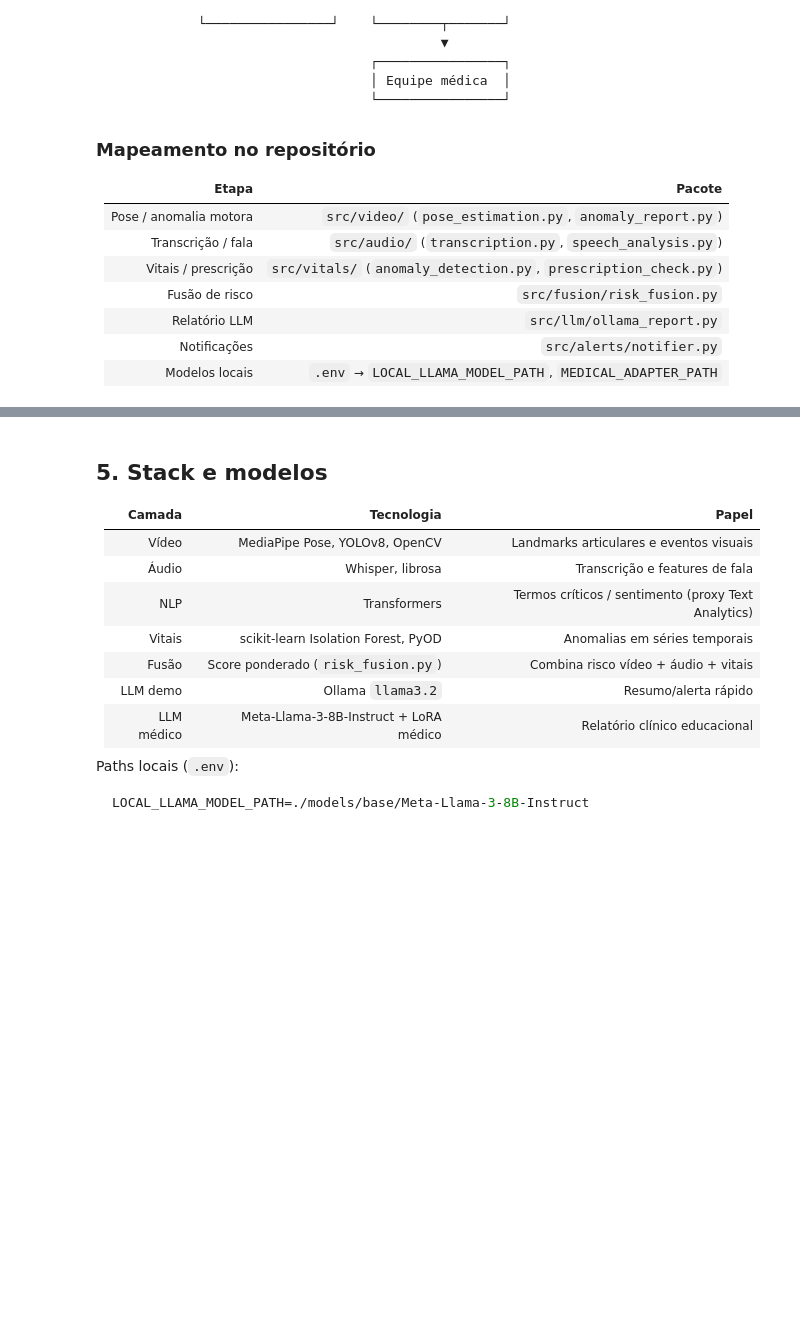
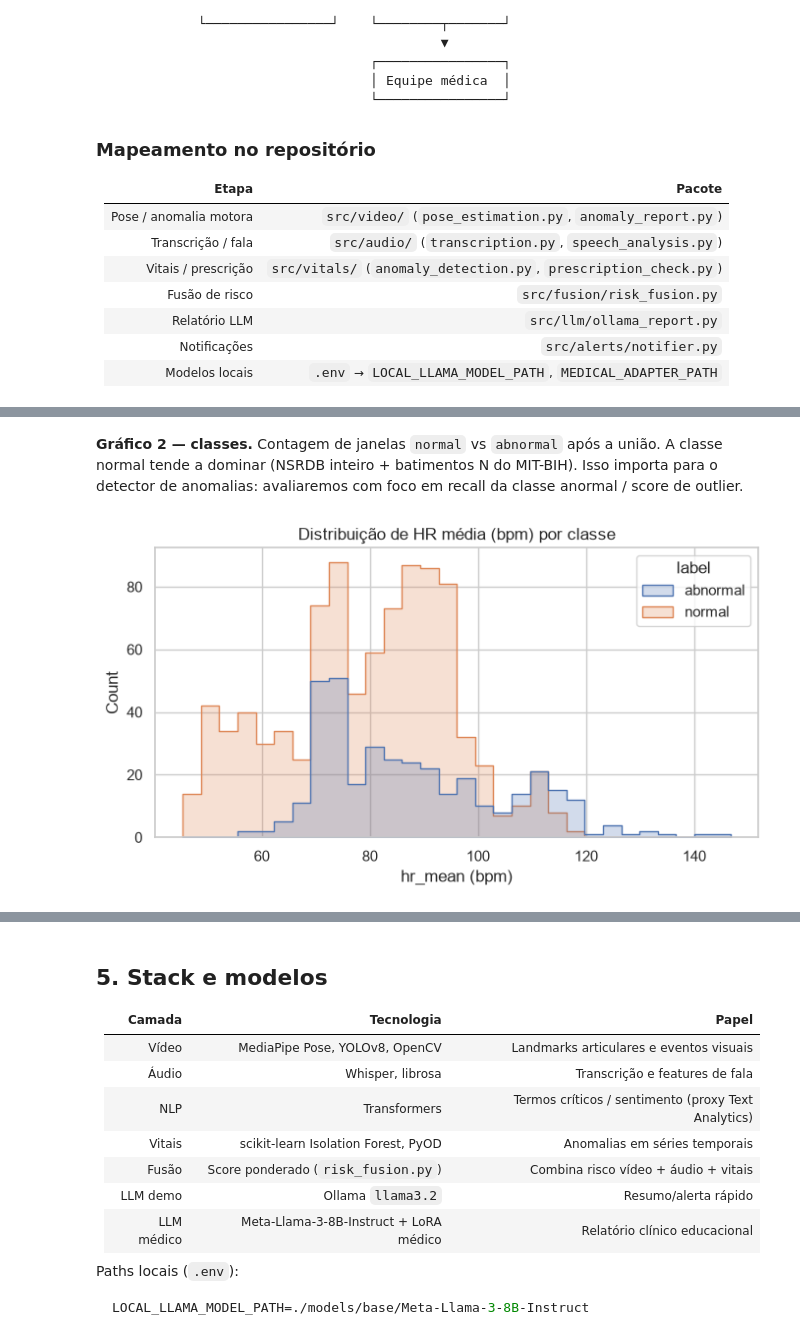
Before and after one commit to StefanieFranco/TechChallenge-Multimodais, a Jupyter notebook: notebooks/Relatorio.ipynb, the cells around one changed output, grey strips where cells are left out. Saved outputs shown, nothing was run; the diff lists cells and outputs as text; code cells hidden in the pictures; blank space fills up the shorter version.

```diff
--- a/notebooks/Relatorio.ipynb
+++ b/notebooks/Relatorio.ipynb
@@ -124,0 +321,11 @@ Dados brutos → `data/raw/` · processados → `data/processed/`.
+# %% [markdown]
+**Gráfico 2 — classes.** Contagem de janelas `normal` vs `abnormal` após a união. A classe normal tende a dominar (NSRDB inteiro + batimentos N do MIT-BIH). Isso importa para o detector de anomalias: avaliaremos com foco em recall da classe anormal / score de outlier.
+# %%
+fig, ax = plt.subplots(figsize=(7, 4))
+sns.histplot(data=df.dropna(subset=["hr_mean"]), x="hr_mean", hue="label", bins=30, element="step", ax=ax)
+ax.set_title("Distribuição de HR média (bpm) por classe")
+ax.set_xlabel("hr_mean (bpm)")
+plt.tight_layout()
+plt.show()
+# %% [output]
+[figure, added]
```
Also changed, not shown: parts of 53 cells of this notebook, 22 other files.
